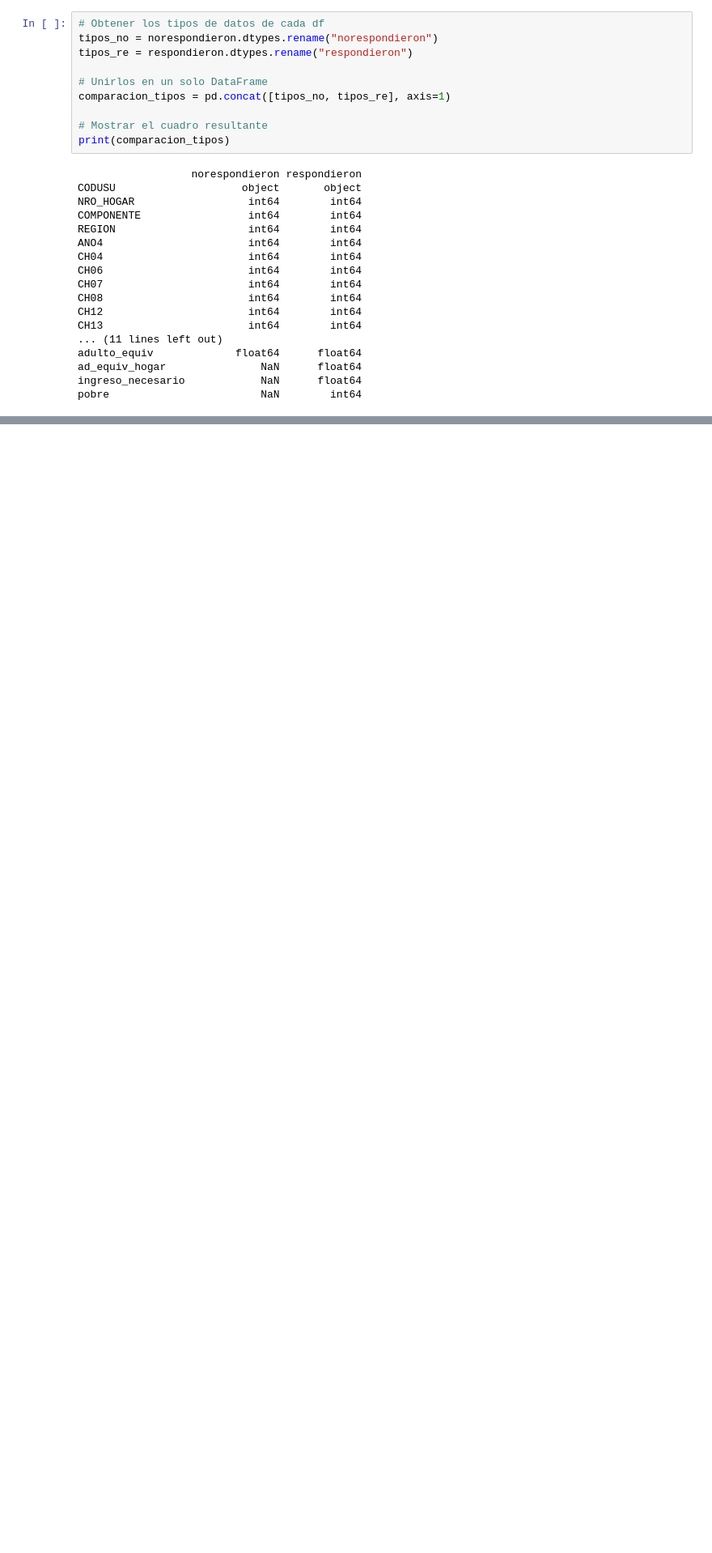
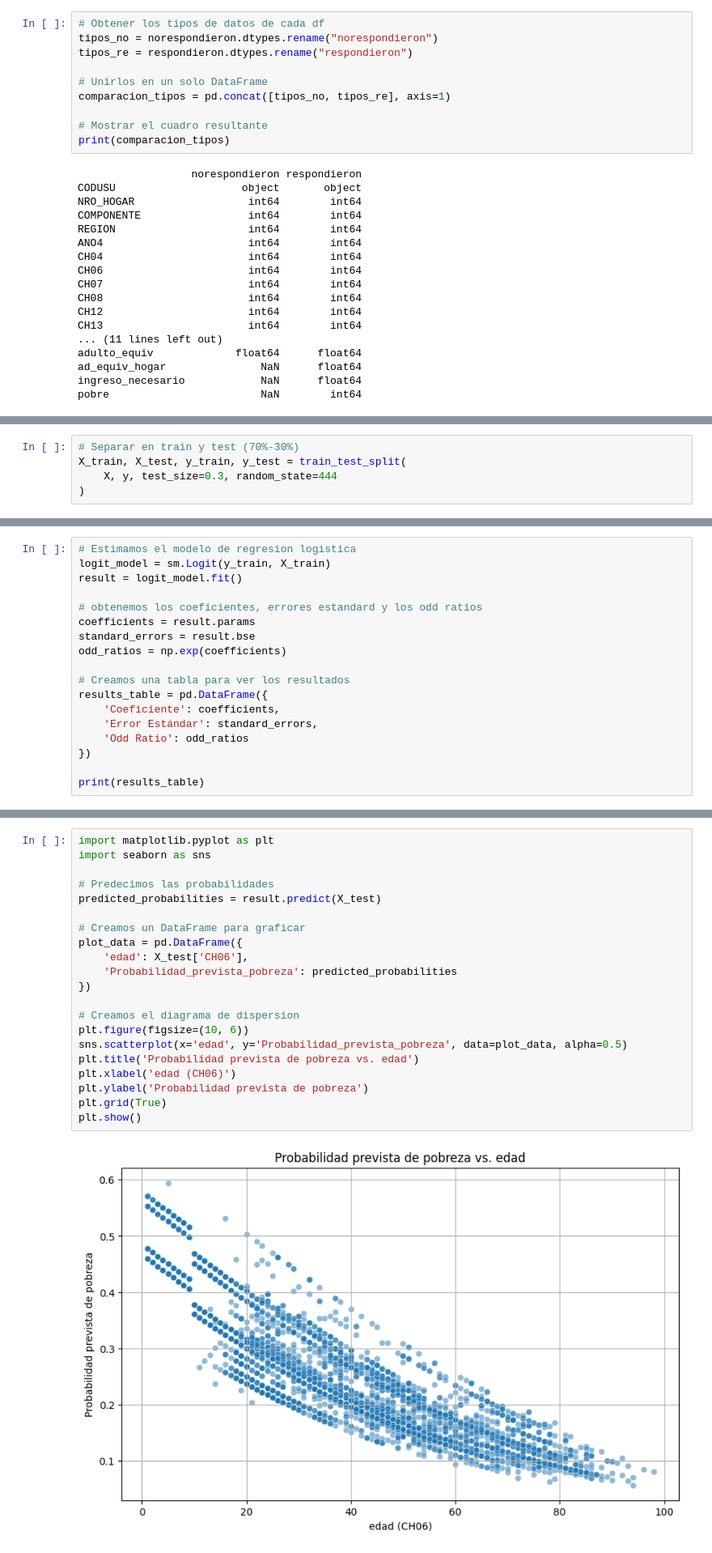
Before and after one commit to davidjjj14082000-png/BigDataUBA-Grupo-1, a Jupyter notebook: TP4/BigData_TP4_Grupo1.ipynb, the cells around one changed output, grey strips where cells are left out. Shown at 81% size. Saved outputs shown, nothing was run; the diff lists cells and outputs as text; blank space fills up the shorter version.

```diff
--- a/TP4/BigData_TP4_Grupo1.ipynb
+++ b/TP4/BigData_TP4_Grupo1.ipynb
@@ -48,0 +61,5 @@ pobre                        NaN        int64
+# %%
+# Separar en train y test (70%-30%)
+X_train, X_test, y_train, y_test = train_test_split(
+    X, y, test_size=0.3, random_state=444
+)
@@ -48,0 +99,18 @@ pobre                        NaN        int64
+# %%
+# Estimamos el modelo de regresion logistica
+logit_model = sm.Logit(y_train, X_train)
+result = logit_model.fit()
+
+# obtenemos los coeficientes, errores estandard y los odd ratios
+coefficients = result.params
+standard_errors = result.bse
+odd_ratios = np.exp(coefficients)
+
+# Creamos una tabla para ver los resultados
+results_table = pd.DataFrame({
+    'Coeficiente': coefficients,
+    'Error Estándar': standard_errors,
+    'Odd Ratio': odd_ratios
+})
+
+print(results_table)
@@ -48,0 +151,23 @@ pobre                        NaN        int64
+# %%
+import matplotlib.pyplot as plt
+import seaborn as sns
+
+# Predecimos las probabilidades
+predicted_probabilities = result.predict(X_test)
+
+# Creamos un DataFrame para graficar
+plot_data = pd.DataFrame({
+    'edad': X_test['CH06'],
+    'Probabilidad_prevista_pobreza': predicted_probabilities
+})
+
+# Creamos el diagrama de dispersion
+plt.figure(figsize=(10, 6))
+sns.scatterplot(x='edad', y='Probabilidad_prevista_pobreza', data=plot_data, alpha=0.5)
+plt.title('Probabilidad prevista de pobreza vs. edad')
+plt.xlabel('edad (CH06)')
+plt.ylabel('Probabilidad prevista de pobreza')
+plt.grid(True)
+plt.show()
+# %% [output]
+[figure, added]
```
Also changed, not shown: parts of 21 cells of this notebook.
